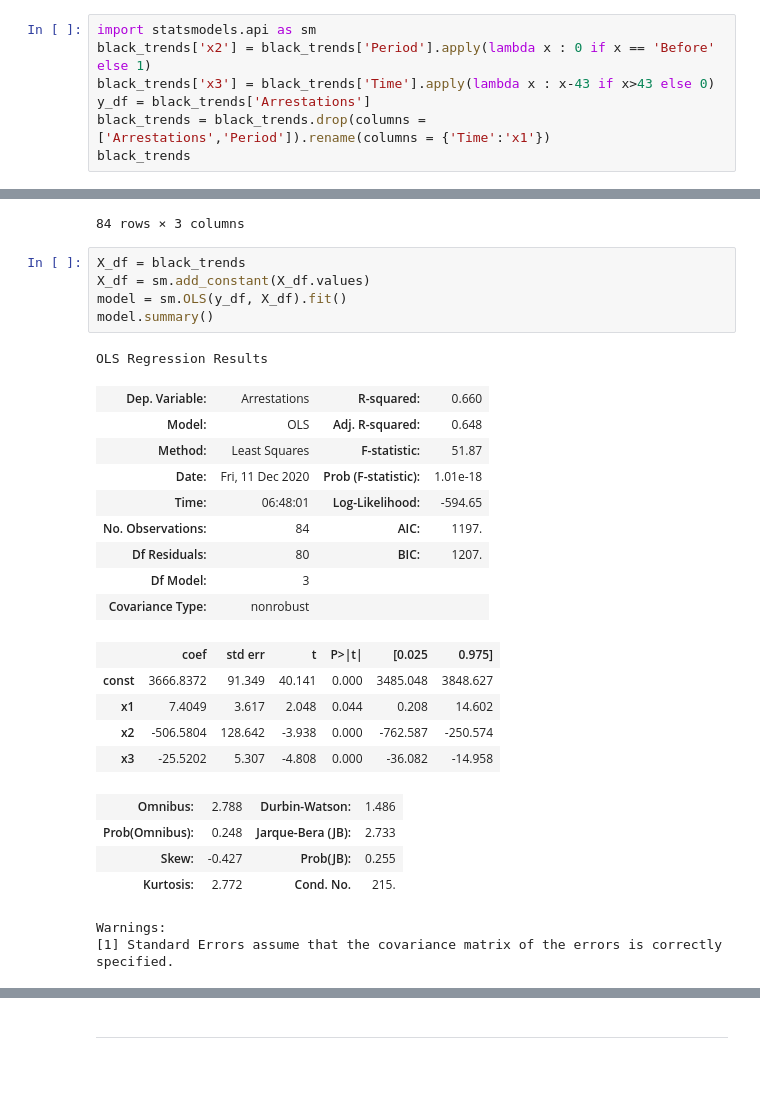
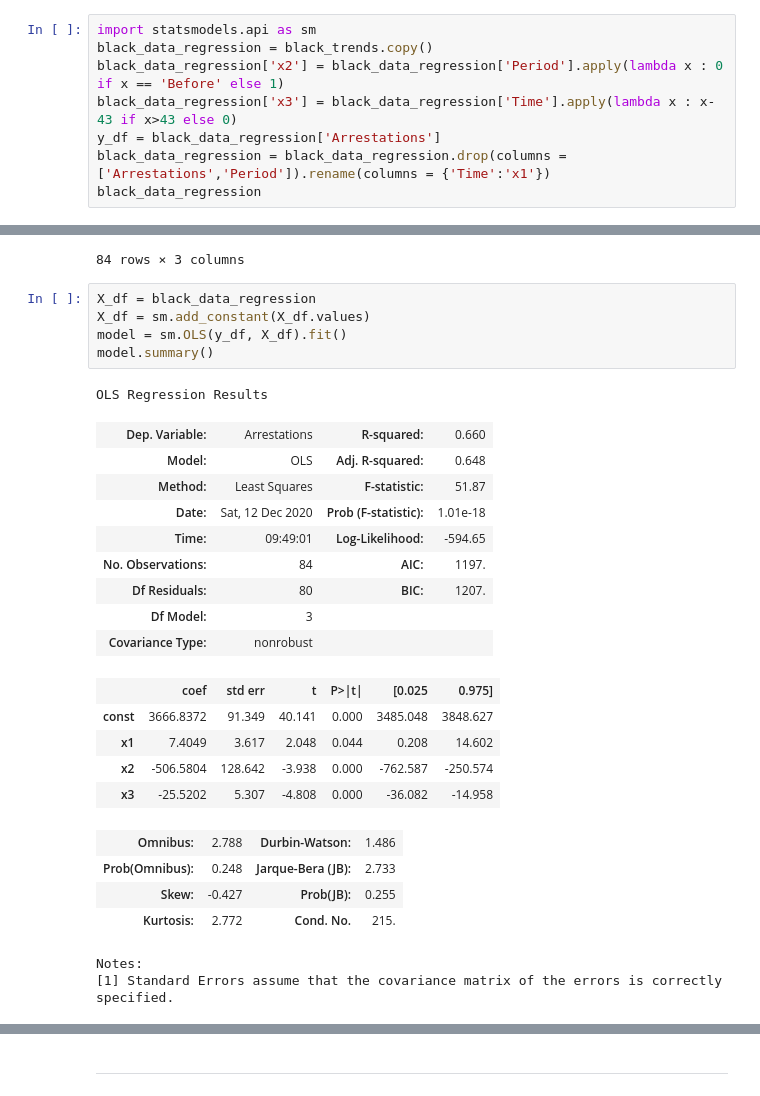
Before and after one commit to SkyRiS3s/ada-2020-project-milestone-p3-p3_msf, a Jupyter notebook: P4_msf.ipynb, the cells around one changed output, grey strips where cells are left out. Cells and saved outputs as stored; diff of their text form.

```diff
--- a/P4_msf.ipynb
+++ b/P4_msf.ipynb
@@ -184,11 +222,12 @@ plt.show()
 Numerical Segmented regression
 # %%
 import statsmodels.api as sm
-black_trends['x2'] = black_trends['Period'].apply(lambda x : 0 if x == 'Before' else 1)
-black_trends['x3'] = black_trends['Time'].apply(lambda x : x-43 if x>43 else 0)
-y_df = black_trends['Arrestations']
-black_trends = black_trends.drop(columns = ['Arrestations','Period']).rename(columns = {'Time':'x1'})
-black_trends
+black_data_regression = black_trends.copy()
+black_data_regression['x2'] = black_data_regression['Period'].apply(lambda x : 0 if x == 'Before' else 1)
+black_data_regression['x3'] = black_data_regression['Time'].apply(lambda x : x-43 if x>43 else 0)
+y_df = black_data_regression['Arrestations']
+black_data_regression = black_data_regression.drop(columns = ['Arrestations','Period']).rename(columns = {'Time':'x1'})
+black_data_regression
 # %% [output]
 |  | x1 | x2 | x3 |
 | 0 | 1 | 0 | 0 |
@@ -204,17 +243,17 @@ black_trends
 | 83 | 84 | 1 | 41 |
 84 rows × 3 columns
 # %%
-X_df = black_trends
+X_df = black_data_regression
 X_df = sm.add_constant(X_df.values)
 model = sm.OLS(y_df, X_df).fit()
 model.summary()
 # %% [output]
 OLS Regression Results
 | Dep. Variable: | Arrestations | R-squared: | 0.660 |
 | Model: | OLS | Adj. R-squared: | 0.648 |
 | Method: | Least Squares | F-statistic: | 51.87 |
-| Date: | Fri, 11 Dec 2020 | Prob (F-statistic): | 1.01e-18 |
-| Time: | 06:48:01 | Log-Likelihood: | -594.65 |
+| Date: | Sat, 12 Dec 2020 | Prob (F-statistic): | 1.01e-18 |
+| Time: | 09:49:01 | Log-Likelihood: | -594.65 |
 | No. Observations: | 84 | AIC: | 1197. |
 | Df Residuals: | 80 | BIC: | 1207. |
 | Df Model: | 3 |  |  |
@@ -228,5 +267,5 @@ OLS Regression Results
 | Prob(Omnibus): | 0.248 | Jarque-Bera (JB): | 2.733 |
 | Skew: | -0.427 | Prob(JB): | 0.255 |
 | Kurtosis: | 2.772 | Cond. No. | 215. |
-Warnings:
+Notes:
 [1] Standard Errors assume that the covariance matrix of the errors is correctly specified.
```
Also changed, not shown: parts of 24 cells of this notebook.
